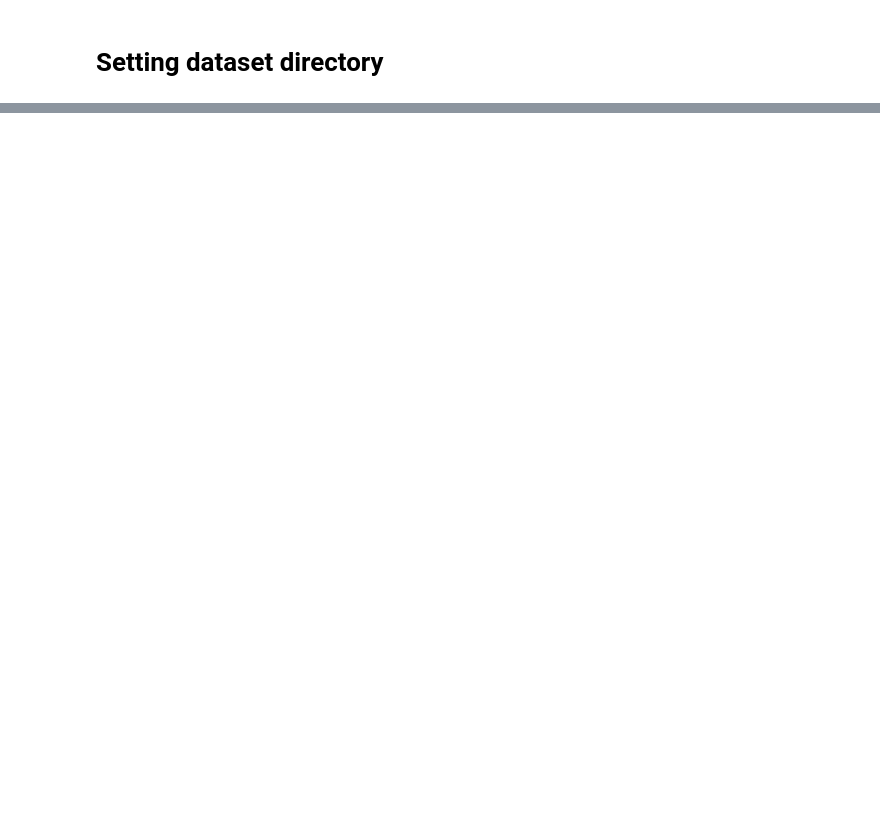
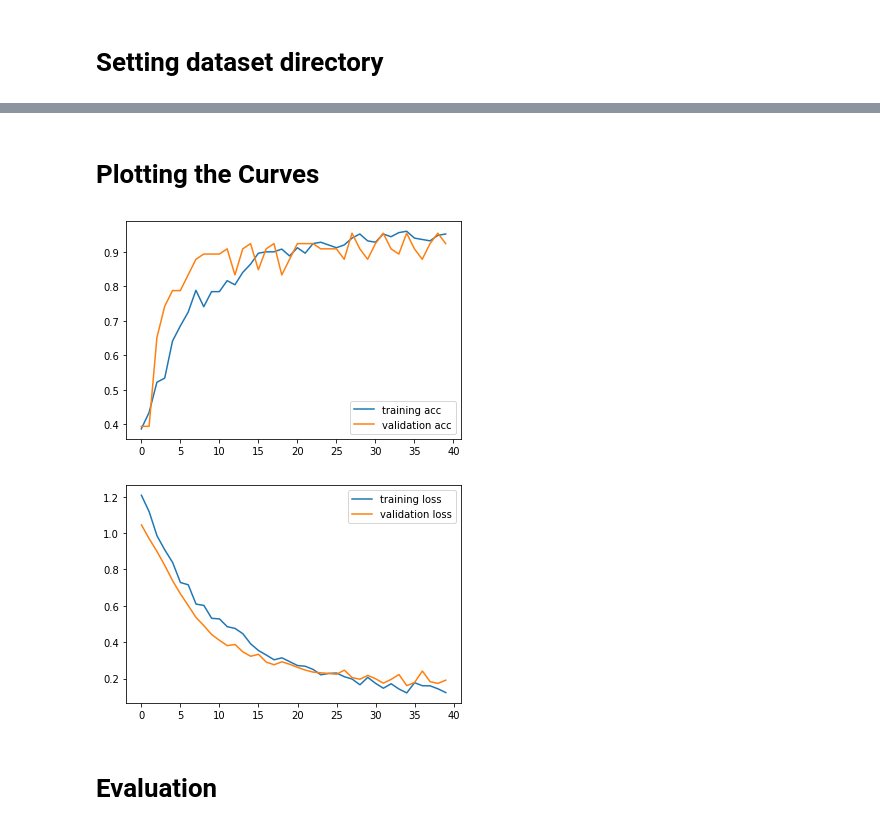
Before and after one commit to abhiHunts/Covid19-Chest-x-ray-classification, a Jupyter notebook: covid-19-x-ray-10k-images-classifier.ipynb, the cells around one changed output, grey strips where cells are left out. Drawn from its saved outputs; the diff is of its cells as text; code cells hidden in the pictures; blank space fills up the shorter version.

```diff
--- a/covid-19-x-ray-10k-images-classifier.ipynb
+++ b/covid-19-x-ray-10k-images-classifier.ipynb
@@ -383,0 +158,13 @@ Viral Pneumonia       0.87      1.00      0.93        20
+# %%
+checkpoint = tf.keras.callbacks.ModelCheckpoint('model/vgg16_best.h5', monitor='acc', verbose=1, mode='max',save_best_only=True)
+early = tf.keras.callbacks.EarlyStopping(monitor="val_loss", mode="min",restore_best_weights=True, patience=5)
+
+callbacks_list = [checkpoint,early]
+
+history = model_vgg16.fit(
+        train_generator,
+        validation_data = test_generator,
+        epochs=50,
+        shuffle=False,
+        verbose=True,
+        callbacks=callbacks_list)
@@ -383,0 +192,26 @@ Viral Pneumonia       0.87      1.00      0.93        20
+# %% [markdown]
+# Plotting the Curves
+# %%
+# plot learning curve
+def plot_learning_curve(history):
+    acc = history.history['acc']
+    val_acc = history.history['val_acc']
+    loss = history.history['loss']
+    val_loss = history.history['val_loss']
+    epochs = range(len(acc))
+
+    plt.plot(epochs, acc, label='training acc')
+    plt.plot(epochs, val_acc, label='validation acc')
+    plt.legend();
+    plt.figure();
+
+    plt.plot(epochs, loss, label='training loss')
+    plt.plot(epochs, val_loss, label='validation loss')
+    plt.legend();
+
+plot_learning_curve(history)
+# %% [output]
+[figure, added]
+[figure, added]
+# %% [markdown]
+# Evaluation
```
Also changed, not shown: parts of 48 cells of this notebook.
